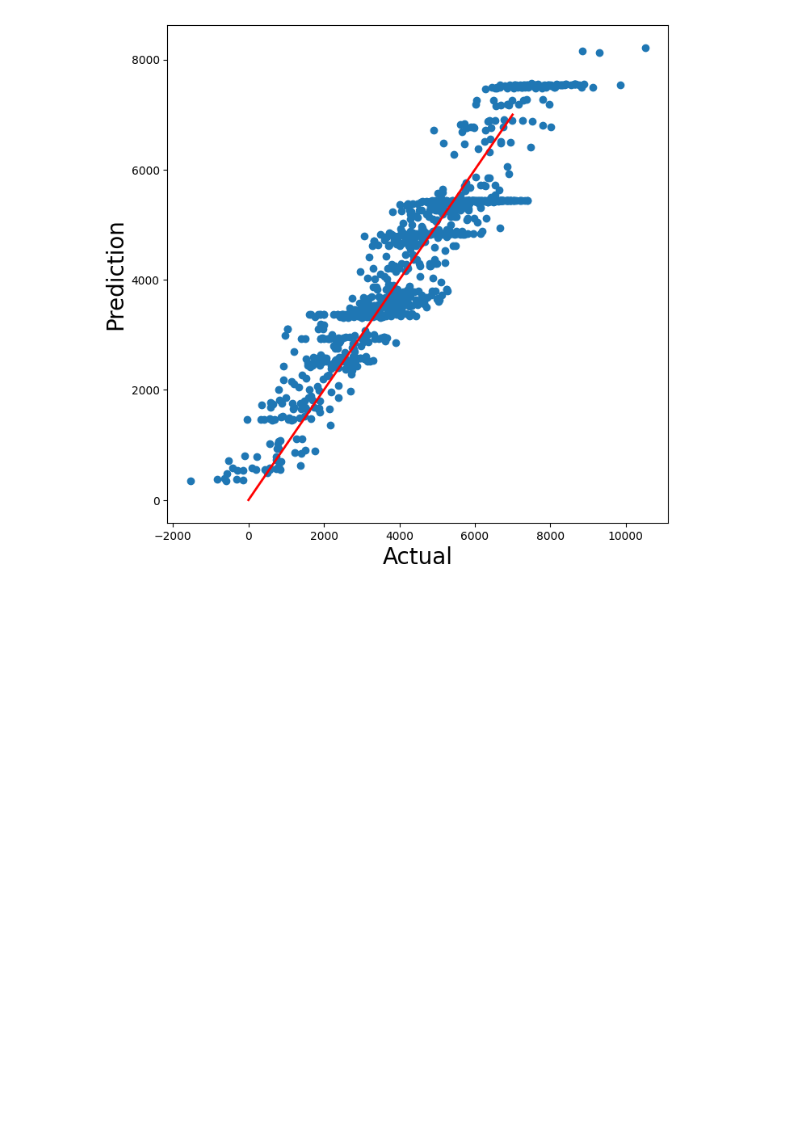
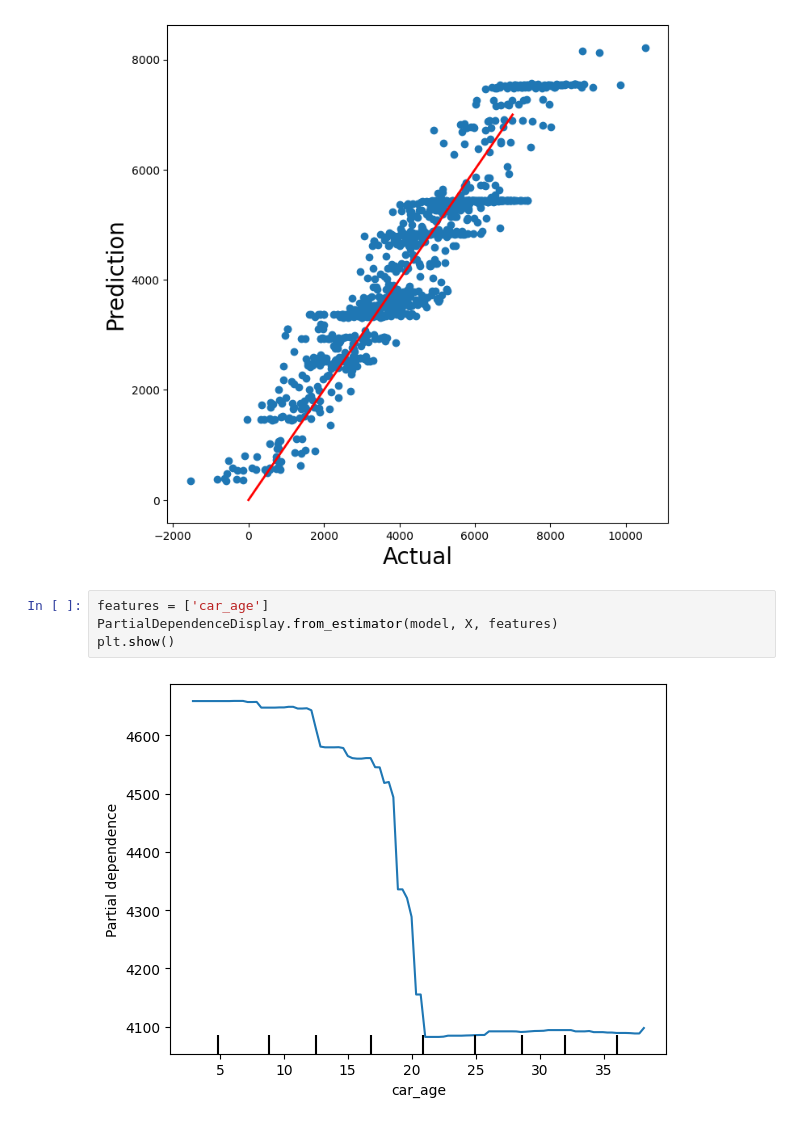
Before and after one commit to hAI-FA001/Explainable-AI-XAI, a Jupyter notebook: PDP/pdp.ipynb, the cells around one changed output. Saved outputs shown, nothing was run; the diff lists cells and outputs as text; blank space fills up the shorter version.

Commit message:
Partial Dependency Plot and ICE Plots with sklearn

```diff
--- a/PDP/pdp.ipynb
+++ b/PDP/pdp.ipynb
@@ -44,3 +44,9 @@ plt.xlabel('Actual', size=20)
 plt.show()
 # %% [output]
 [figure]
+# %%
+features = ['car_age']
+PartialDependenceDisplay.from_estimator(model, X, features)
+plt.show()
+# %% [output]
+[figure, added]
```
Also changed, not shown: parts of 3 cells of this notebook.
